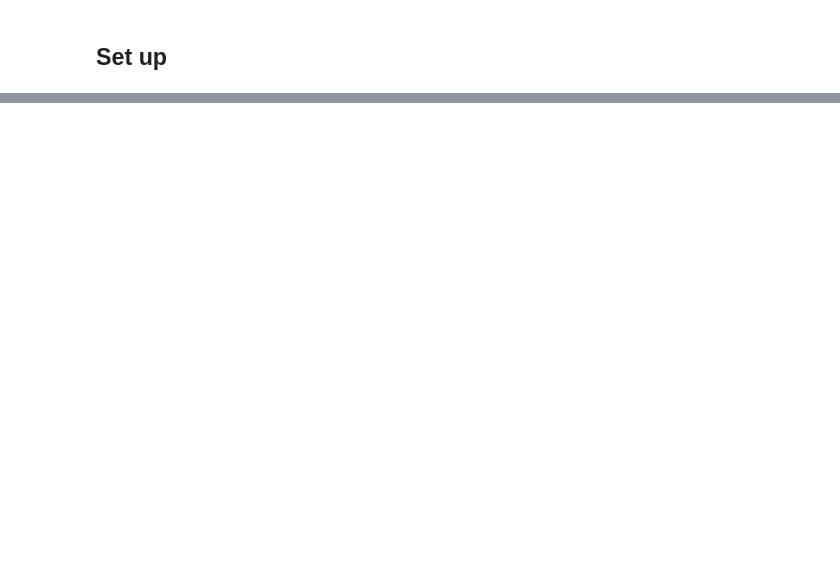
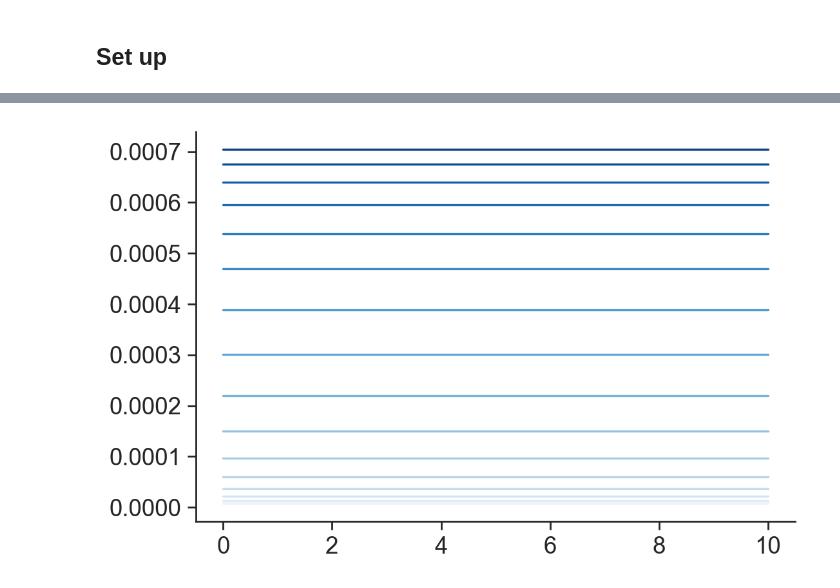
Before and after one commit to ChrisCurrin/pv-kcnc2, a Jupyter notebook: notebook.ipynb, the cells around one changed output, grey strips where cells are left out. Drawn from its saved outputs; the diff is of its cells as text; code cells hidden in the pictures; blank space fills up the shorter version.

```diff
--- a/notebook.ipynb
+++ b/notebook.ipynb
@@ -50,0 +341,43 @@ pv[0]
+# %%
+# run a time simulation
+T = 10
+v = 0
+dt = 0.1
+
+v = 0
+
+t_arr = np.arange(0, T + 0.1, dt)
+ik_arr = np.zeros_like(t_arr)
+
+ek = -90
+
+x = 0.11
+tau_rise = -9.7
+y = -46.560
+tau_decay = -44.140
+tau_scale = 0.2 * 20
+gSKv3_1bar = 0.00001
+
+
+def _ik(v, dt, m, mInf, mTau, gSKv3_1bar, ek):
+    m += dt * (mInf - m) / mTau
+    return gSKv3_1bar * m * (v - ek)
+
+
+def _Inf(v, x, tau_rise):
+    return 1 / (1 + np.exp(((v - (x)) / (tau_rise))))
+
+v_arr = np.arange(-40, 40, 5)
+colors = sns.color_palette("Blues", len(v_arr))
+
+for i, v in tqdm(enumerate(v_arr)):
+    m = _Inf(-120, x, tau_rise)
+
+    for idx, t in enumerate(t_arr):
+        mInf = _Inf(v, x, tau_rise)
+        mTau = tau_scale / (1 + np.exp(((v - (y)) / (tau_decay))))
+        ik = _ik(v, dt, m, mInf, mTau, gSKv3_1bar, ek)
+        ik_arr[idx] = ik
+    plt.plot(t_arr, ik_arr, c=colors[i])
+# %% [output]
+[figure, added]
```
Also changed, not shown: parts of 8 cells of this notebook, 10 other files.
